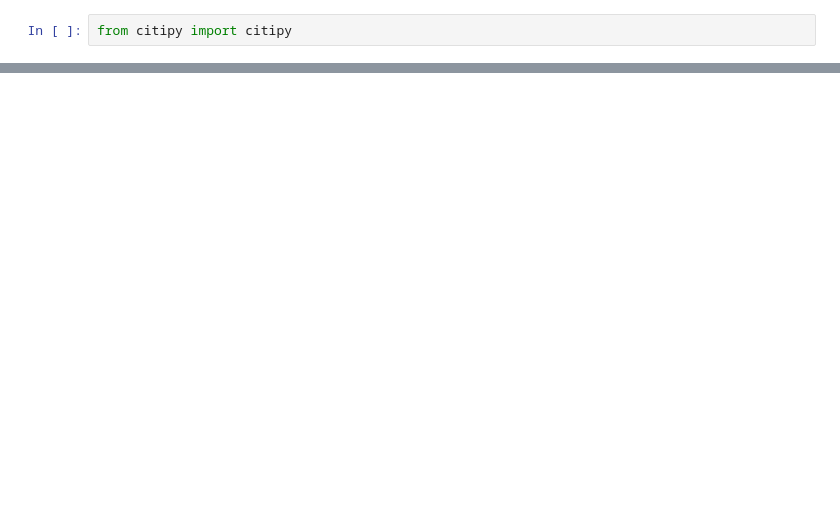
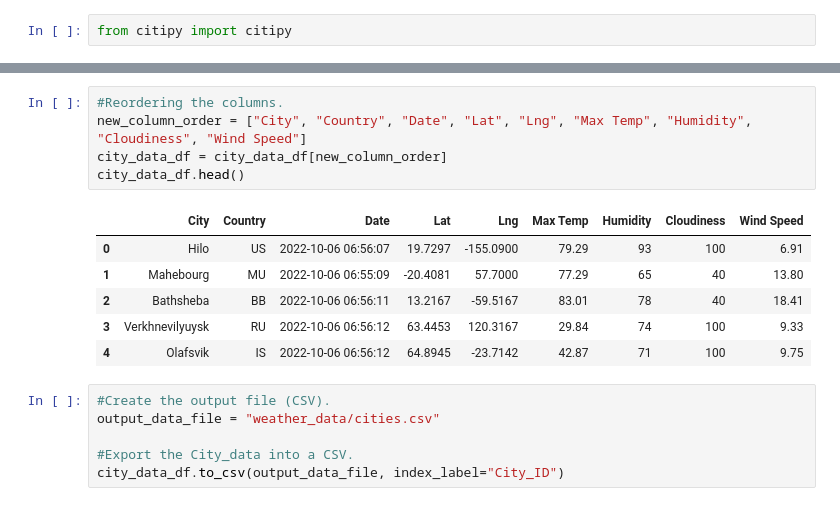
Before and after one commit to brandoncruzGU/World_Weather_Analysis, a Jupyter notebook: WeatherPy.ipynb, the cells around one changed output, grey strips where cells are left out. Cells and saved outputs as stored; diff of their text form; blank space fills up the shorter version.

```diff
--- a/WeatherPy.ipynb
+++ b/WeatherPy.ipynb
@@ -54,0 +170,18 @@ len(cities)
+# %%
+#Reordering the columns.
+new_column_order = ["City", "Country", "Date", "Lat", "Lng", "Max Temp", "Humidity", "Cloudiness", "Wind Speed"]
+city_data_df = city_data_df[new_column_order]
+city_data_df.head()
+# %% [output]
+|  | City | Country | Date | Lat | Lng | Max Temp | Humidity | Cloudiness | Wind Speed |
+| 0 | Hilo | US | 2022-10-06 06:56:07 | 19.7297 | -155.0900 | 79.29 | 93 | 100 | 6.91 |
+| 1 | Mahebourg | MU | 2022-10-06 06:55:09 | -20.4081 | 57.7000 | 77.29 | 65 | 40 | 13.80 |
+| 2 | Bathsheba | BB | 2022-10-06 06:56:11 | 13.2167 | -59.5167 | 83.01 | 78 | 40 | 18.41 |
+| 3 | Verkhnevilyuysk | RU | 2022-10-06 06:56:12 | 63.4453 | 120.3167 | 29.84 | 74 | 100 | 9.33 |
+| 4 | Olafsvik | IS | 2022-10-06 06:56:12 | 64.8945 | -23.7142 | 42.87 | 71 | 100 | 9.75 |
+# %%
+#Create the output file (CSV).
+output_data_file = "weather_data/cities.csv"
+
+#Export the City_data into a CSV.
+city_data_df.to_csv(output_data_file, index_label="City_ID")
```
Also changed, not shown: parts of 8 cells of this notebook, 2 other files.
